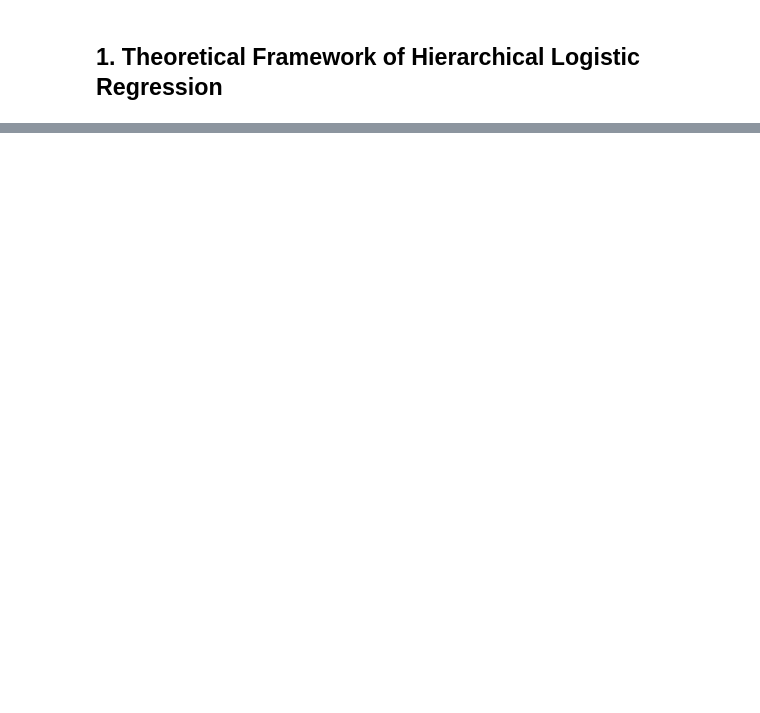
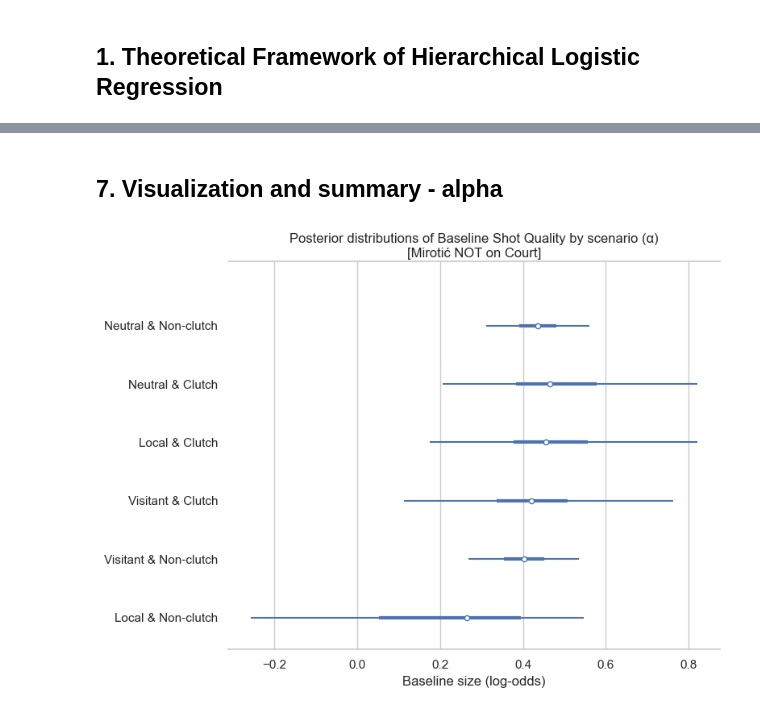
Before and after one commit to alvarosg285/player_performance_model, a Jupyter notebook: main_hierarchy.ipynb, the cells around one changed output, grey strips where cells are left out. Drawn from its saved outputs; the diff is of its cells as text; code cells hidden in the pictures; blank space fills up the shorter version.

```diff
--- a/main_hierarchy.ipynb
+++ b/main_hierarchy.ipynb
@@ -534,0 +796,24 @@ plt.show()
+# %% [markdown]
+## 7. Visualization and summary - alpha
+# %%
+import scipy.special as sp
+
+fig, ax = plt.subplots(figsize=(8, 6))
+
+az.plot_forest(
+    idata_hierarchical,
+    var_names=["alpha"],
+    combined=True,
+    hdi_prob=0.94,
+    ax=ax
+)
+
+# Replace the y‑axis labels with your nicer labels
+ax.set_yticklabels(labels_ordered)
+
+plt.title("Posterior distributions of Baseline Shot Quality by scenario (α)\n[Mirotić NOT on Court]")
+plt.xlabel("Baseline size (log-odds)")
+plt.tight_layout()
+plt.show()
+# %% [output]
+[figure, added]
```
Also changed, not shown: parts of 56 cells of this notebook.
